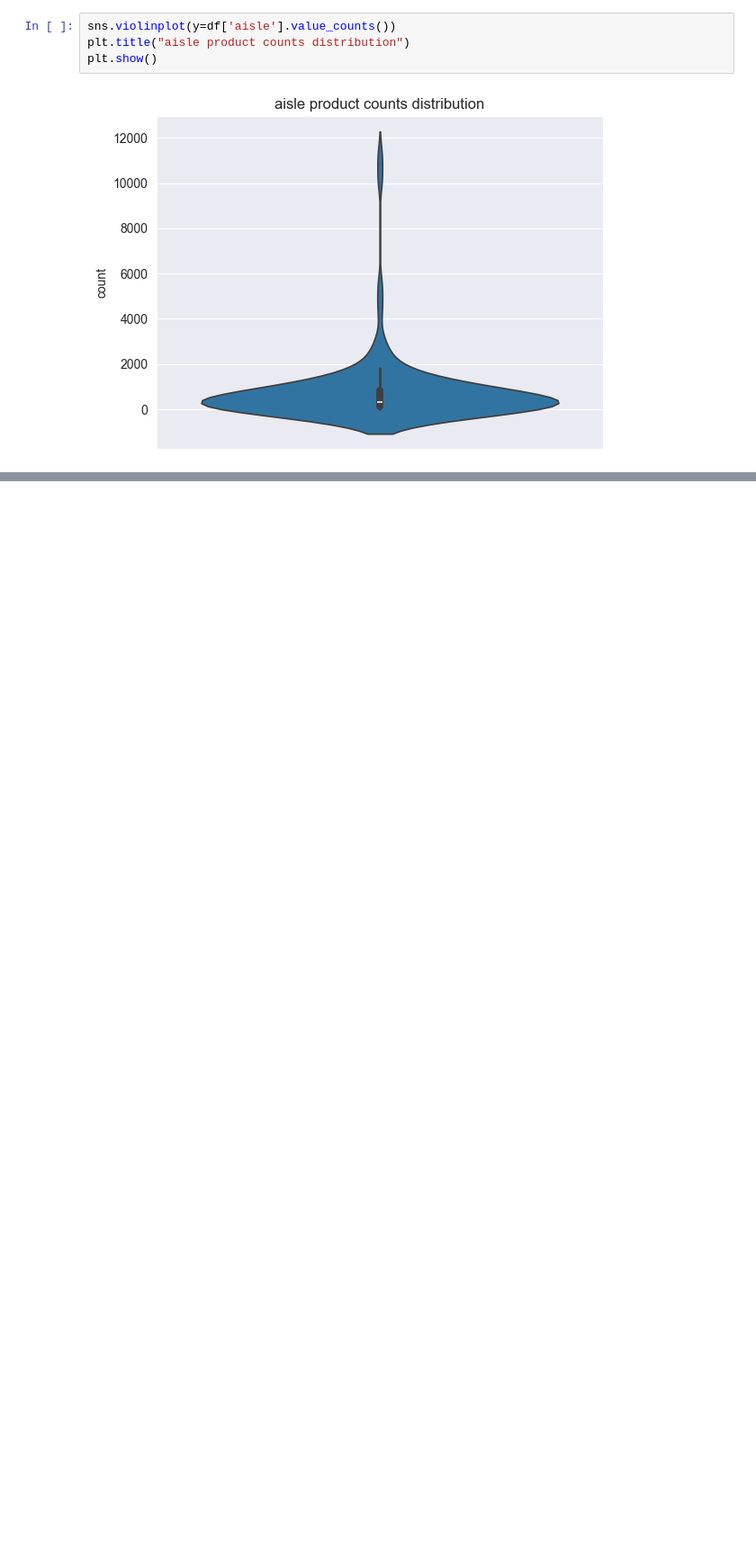
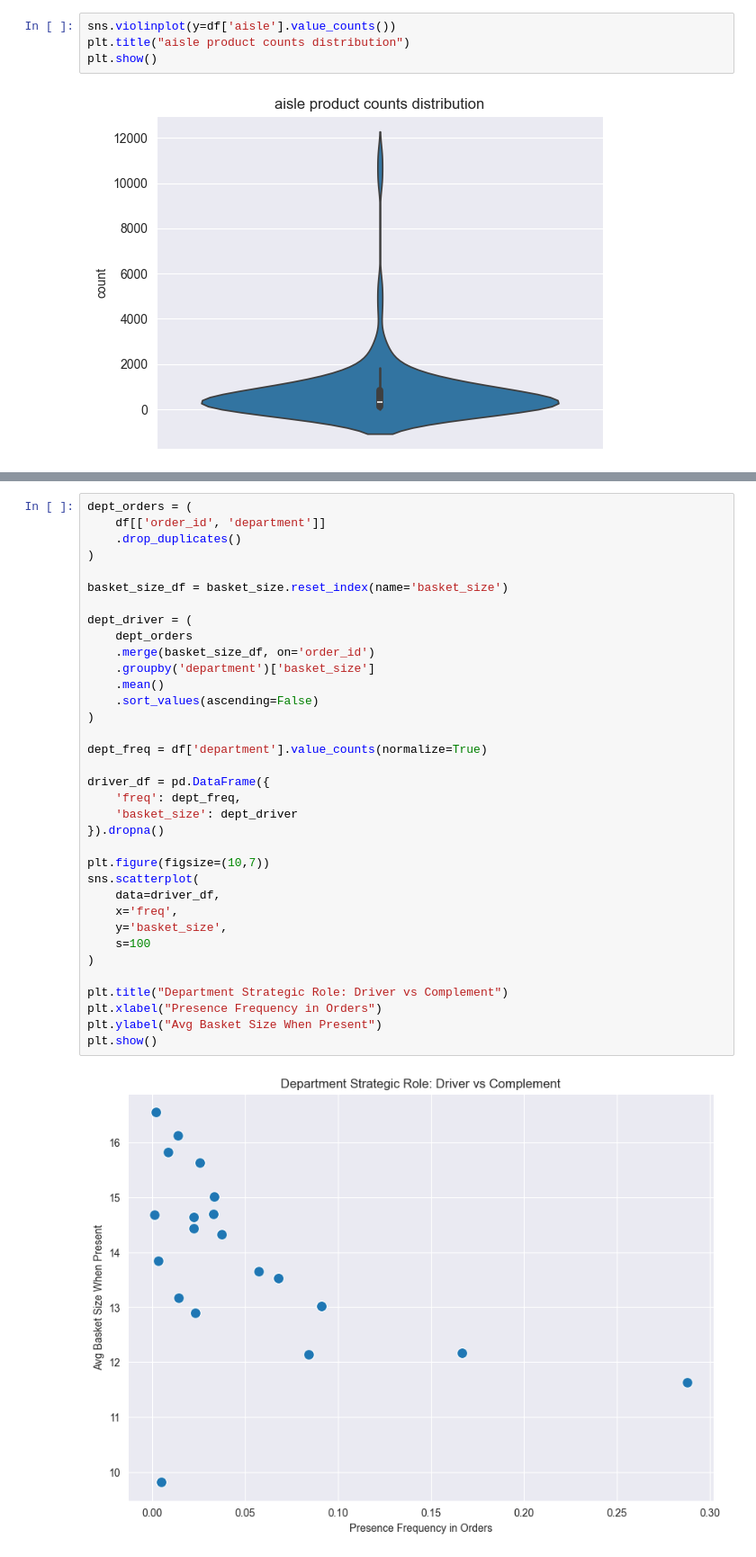
Before and after one commit to NathanLeDev/Data-Driven-Retail-Insights-for-Cost-Savings-Revenue-Growth, a Jupyter notebook: notebooks/02_EDA.ipynb, the cells around one changed output, grey strips where cells are left out. Shown at 90% size. Cells and saved outputs as stored; diff of their text form; blank space fills up the shorter version.

```diff
--- a/notebooks/02_EDA.ipynb
+++ b/notebooks/02_EDA.ipynb
@@ -224,0 +287,37 @@ plt.show()
+# %%
+dept_orders = (
+    df[['order_id', 'department']]
+    .drop_duplicates()
+)
+
+basket_size_df = basket_size.reset_index(name='basket_size')
+
+dept_driver = (
+    dept_orders
+    .merge(basket_size_df, on='order_id')
+    .groupby('department')['basket_size']
+    .mean()
+    .sort_values(ascending=False)
+)
+
+dept_freq = df['department'].value_counts(normalize=True)
+
+driver_df = pd.DataFrame({
+    'freq': dept_freq,
+    'basket_size': dept_driver
+}).dropna()
+
+plt.figure(figsize=(10,7))
+sns.scatterplot(
+    data=driver_df,
+    x='freq',
+    y='basket_size',
+    s=100
+)
+
+plt.title("Department Strategic Role: Driver vs Complement")
+plt.xlabel("Presence Frequency in Orders")
+plt.ylabel("Avg Basket Size When Present")
+plt.show()
+# %% [output]
+[figure, added]
```
Also changed, not shown: parts of 10 cells of this notebook.
